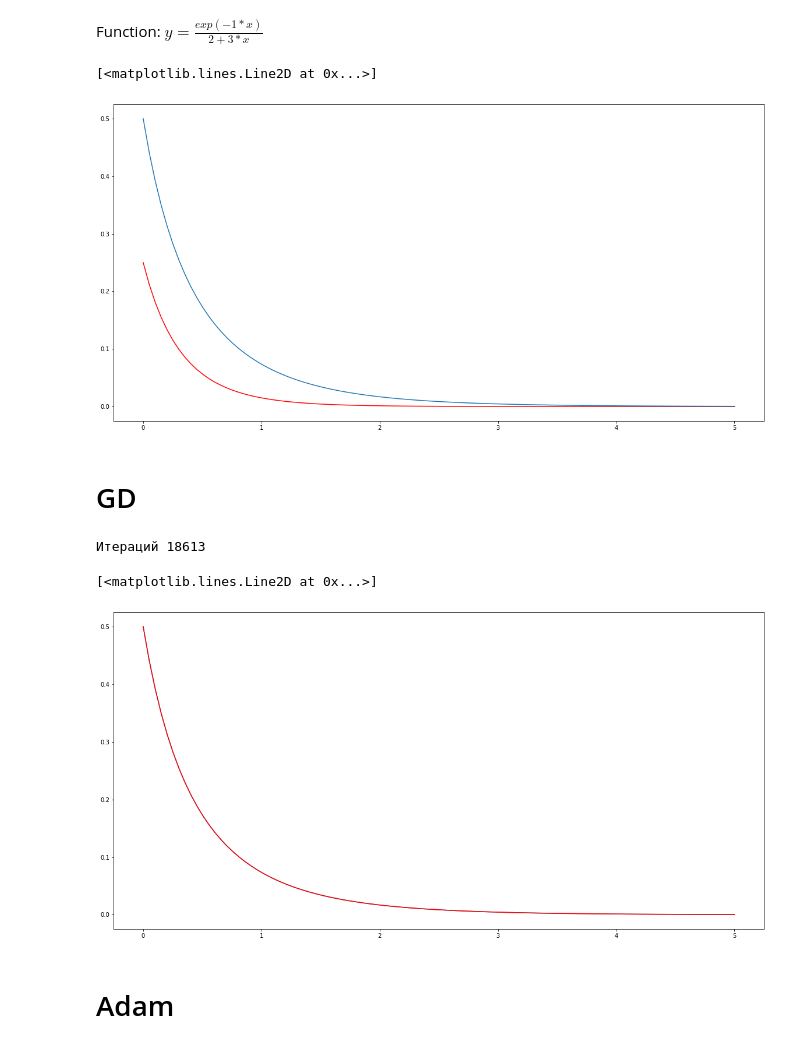
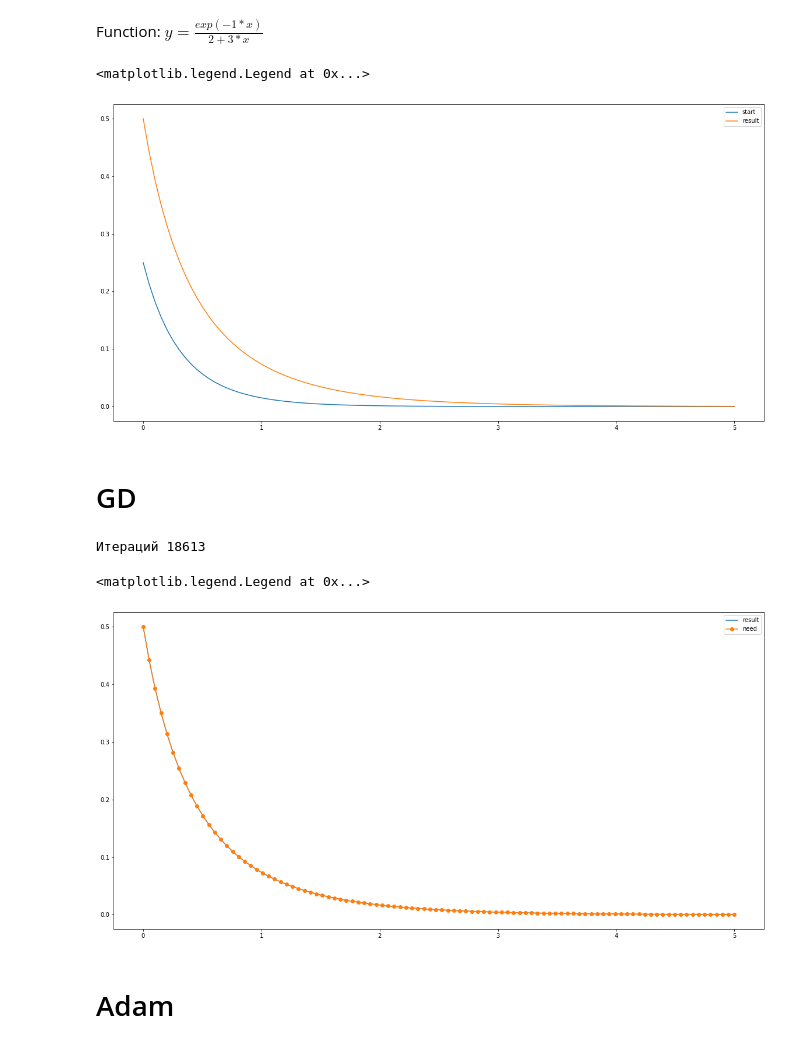
Before and after one commit to dzahbarov/opt-methods, a Jupyter notebook: lab3/lab3.ipynb, the cells around one changed output. Cells and saved outputs as stored; diff of their text form; code cells hidden in the pictures.

```diff
--- a/lab3/lab3.ipynb
+++ b/lab3/lab3.ipynb
@@ -22,16 +22,18 @@ start_point = [2, 4, 5]
 # %%
 exp_beta_1 = 1
 exp_beta_2 = 2
 exp_beta_3 = 3
 
 xs = np.linspace(0, 5, 100)
 ys = func(xs, exp_beta_1, exp_beta_2, exp_beta_3)
 
-plt.plot(xs, func(xs, *start_point), '-r')
-plt.plot(xs, ys)
+plt.plot(xs, func(xs, *start_point), label='start')
+plt.plot(xs, ys, label='result')
+
+plt.legend()
 # %% [output]
-[<matplotlib.lines.Line2D at 0x...>]
+<matplotlib.legend.Legend at 0x...>
-[figure, old version]
+[figure, new version]
 # %% [markdown]
 # GD
 # %%
@@ -80,13 +82,14 @@ gd_points, gd_grads, gd_loss = gd(minimizing_func, 0.3, start=start_point, lr_st
 print("Итераций", len(gd_points))
 
 ans = gd_points[-1]
-plt.plot(xs, func(xs, ans[0], ans[1], ans[2]), '-')
 
-plt.plot(xs, ys, 'r')
+plt.plot(xs, func(xs, ans[0], ans[1], ans[2]), '-', label='result')
+plt.plot(xs, ys, '-o', label='need')
+plt.legend()
 # %% [output]
 Итераций 18613
-[<matplotlib.lines.Line2D at 0x...>]
+<matplotlib.legend.Legend at 0x...>
-[figure, old version]
+[figure, new version]
 # %% [markdown]
 # Adam
 # %%
```
Also changed, not shown: parts of 7 cells of this notebook.
